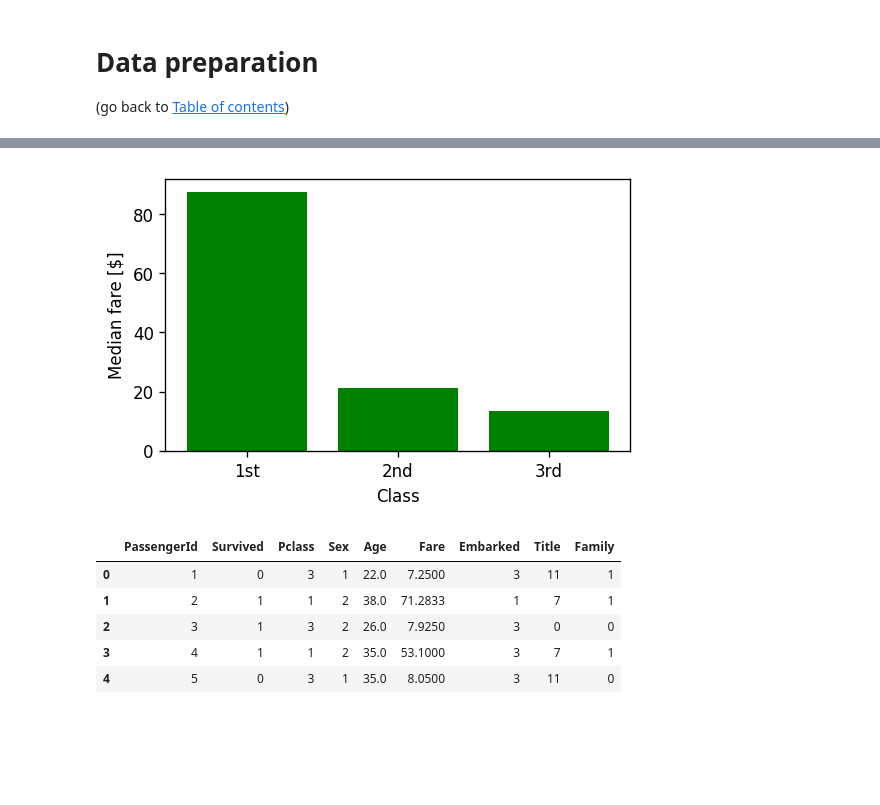
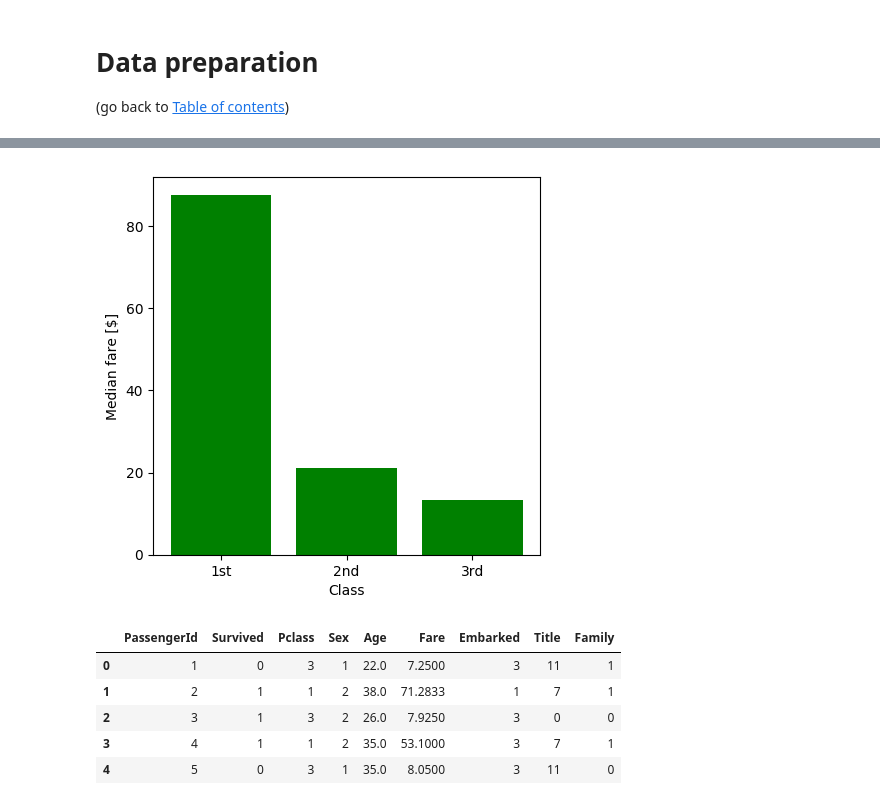
Before and after one commit to krzysztofarendt/kaggle-titanic, a Jupyter notebook: titanic_analysis.ipynb, the cells around one changed output, grey strips where cells are left out. Cells and saved outputs as stored; diff of their text form; code cells hidden in the pictures; blank space fills up the shorter version.

```diff
--- a/titanic_analysis.ipynb
+++ b/titanic_analysis.ipynb
@@ -101,16 +103,16 @@ for lab in xticks:
 # %%
 # Median fare based on Pclass
 # ===========================
 pclass_to_fare = full.groupby('Pclass').mean()['Fare'].to_dict()
 
 # Plot median fare vs. ticket class
-fig, ax = plt.subplots(1, 1, figsize=(5, 3), dpi=120)
+fig, ax = plt.subplots(1, 1, figsize=(5, 5), dpi=100)
 ax.bar(np.arange(3), [pclass_to_fare[x] for x in [1, 2, 3]], tick_label=['1st', '2nd', '3rd'],
        color='green')
 ax.set_xlabel('Class')
 ax.set_ylabel('Median fare [$]');
 # %% [output]
-[figure, old version]
+[figure, new version]
 # %%
 # Prepare data for classifiers
 # ============================
```
Also changed, not shown: parts of 11 cells of this notebook.
